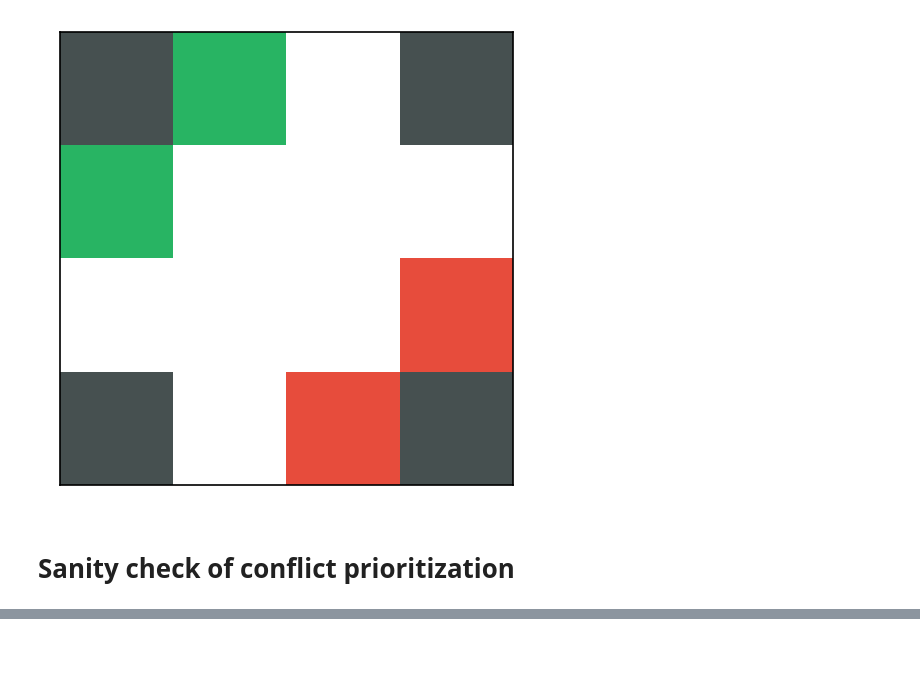
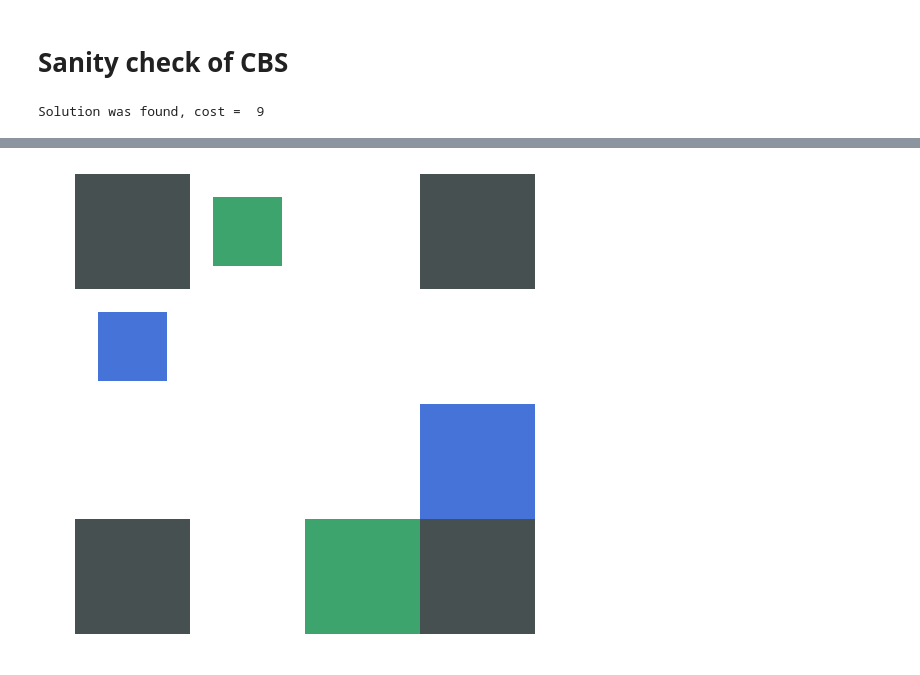
Before and after one commit to Stepan-Makarenko/Multi-agent-pathfinding-CBS-ICBS, a Jupyter notebook: Explore.ipynb, the cells around one changed output, grey strips where cells are left out. Saved outputs shown, nothing was run; the diff lists cells and outputs as text; code cells hidden in the pictures; blank space fills up the shorter version.

```diff
--- a/Explore.ipynb
+++ b/Explore.ipynb
@@ -19,9 +20,3 @@ mapstr = '''
 '''
 agent1 = Agent(0, 1, 3, 2)
 agent2 = Agent(1, 0, 2, 3)
-# %%
-test_map = Map()
-test_map.read_from_string(mapstr, 4, 4)
-draw(test_map, [agent1, agent2])
-# %% [output]
-[figure, removed]
@@ -53,2 +23,7 @@ def test(SearchFunction, height, width, mapstr, agents, use_pc=False, diagonal_m
 # %% [markdown]
-# Sanity check of conflict prioritization
+# Sanity check of CBS
+# %%
+solution, anim = test(HCBS, 4, 4, mapstr, [agent1, agent2], heuristic_function=manhattan_distance, use_pc=False, draw_anim=True)
+HTML(anim.to_html5_video())
+# %% [output]
+Solution was found, cost =  9
@@ -54,0 +31 @@ def test(SearchFunction, height, width, mapstr, agents, use_pc=False, diagonal_m
+[figure, added]
```
Also changed, not shown: parts of 24 cells of this notebook, 4 other files.
